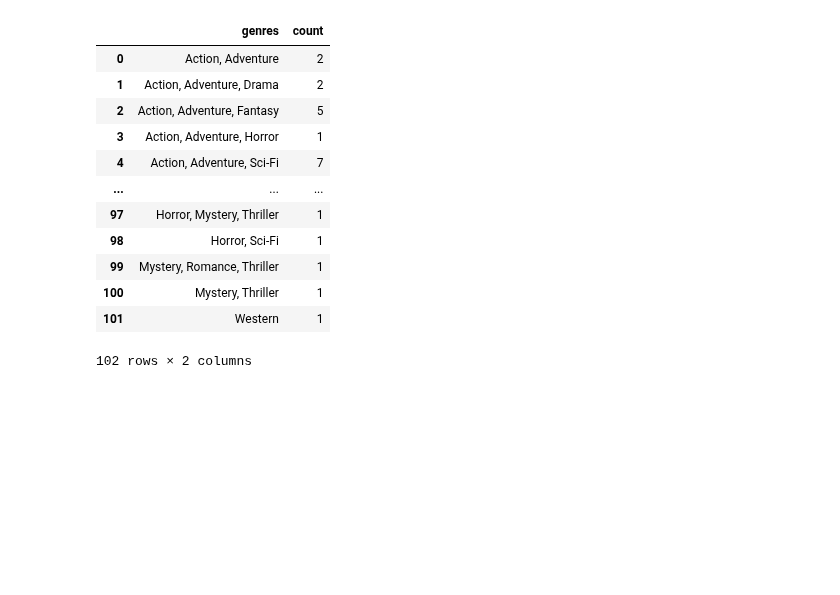
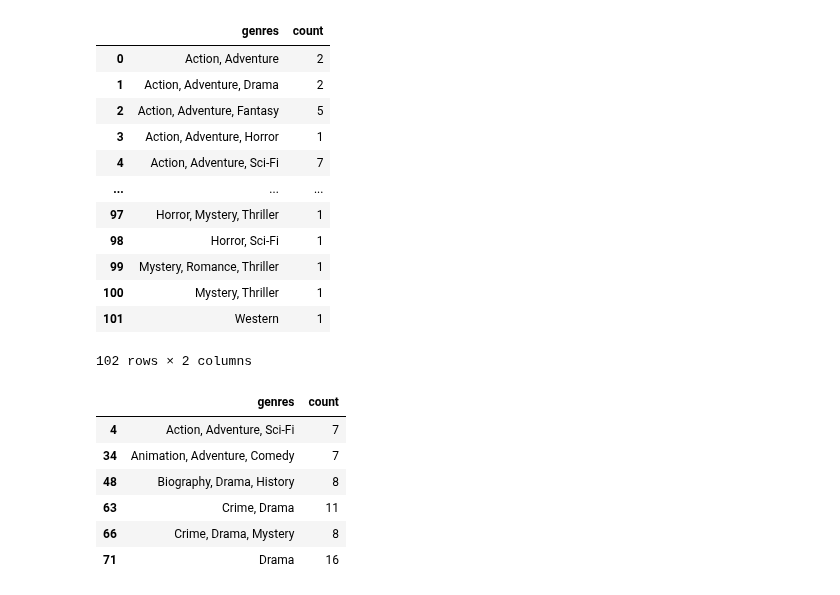
Before and after one commit to Cemputus/Data-Mining-and-Wrangling---movie-scraping, a Jupyter notebook: Analysis/Edube_webscrap.ipynb, the cells around one changed output. Drawn from its saved outputs; the diff is of its cells as text; code cells hidden in the pictures; blank space fills up the shorter version.

```diff
--- a/Analysis/Edube_webscrap.ipynb
+++ b/Analysis/Edube_webscrap.ipynb
@@ -251,6 +253,7 @@ cleaned_reformed.head(4)
 # %%
 ## Most common genres
-genre_data = cleaned_reformed.groupby(['genres'],as_index=None)['genres'].agg({'count'})
+genre_data = cleaned_reformed.groupby(['genres'],as_index=None,observed=True)['genres'].agg({'count'})
+genre_data
 # %% [output]
 |  | genres | count |
 | 0 | Action, Adventure | 2 |
@@ -267,4 +270,13 @@ genre_data = cleaned_reformed.groupby(['genres'],as_index=None)['genres'].agg({'
 102 rows × 2 columns
 # %%
 ## Extracting  most released genres
-genre_data.loc
+# The most released genres are below
+genre_data.loc[genre_data['count'] >= 7][['genres','count']]
+# %% [output]
+|  | genres | count |
+| 4 | Action, Adventure, Sci-Fi | 7 |
+| 34 | Animation, Adventure, Comedy | 7 |
+| 48 | Biography, Drama, History | 8 |
+| 63 | Crime, Drama | 11 |
+| 66 | Crime, Drama, Mystery | 8 |
+| 71 | Drama | 16 |
```
Also changed, not shown: parts of 4 cells of this notebook.
